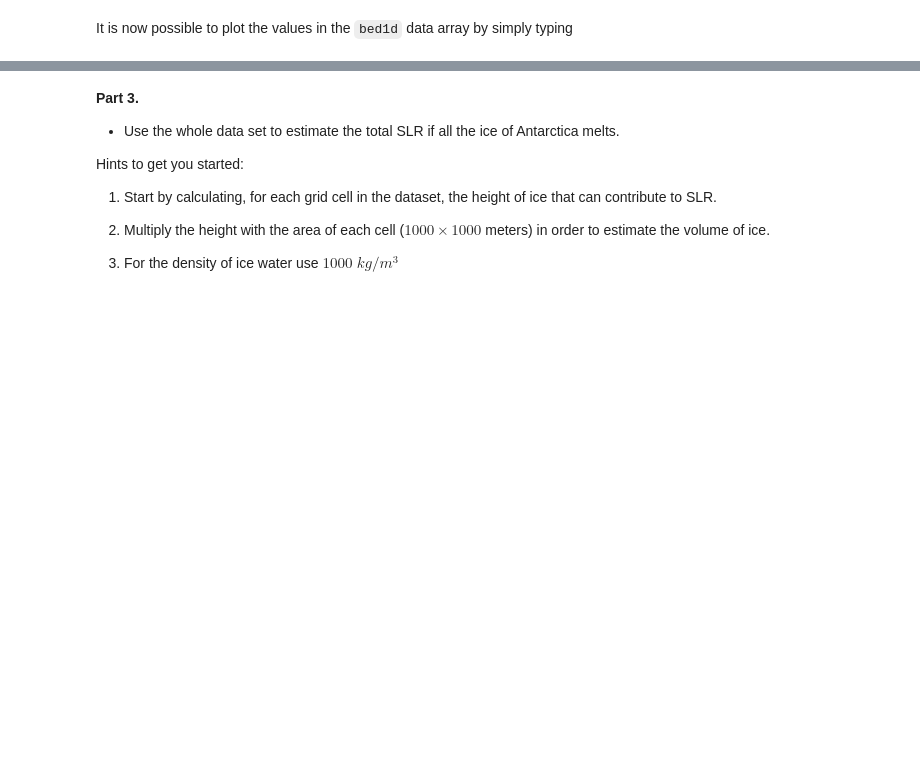
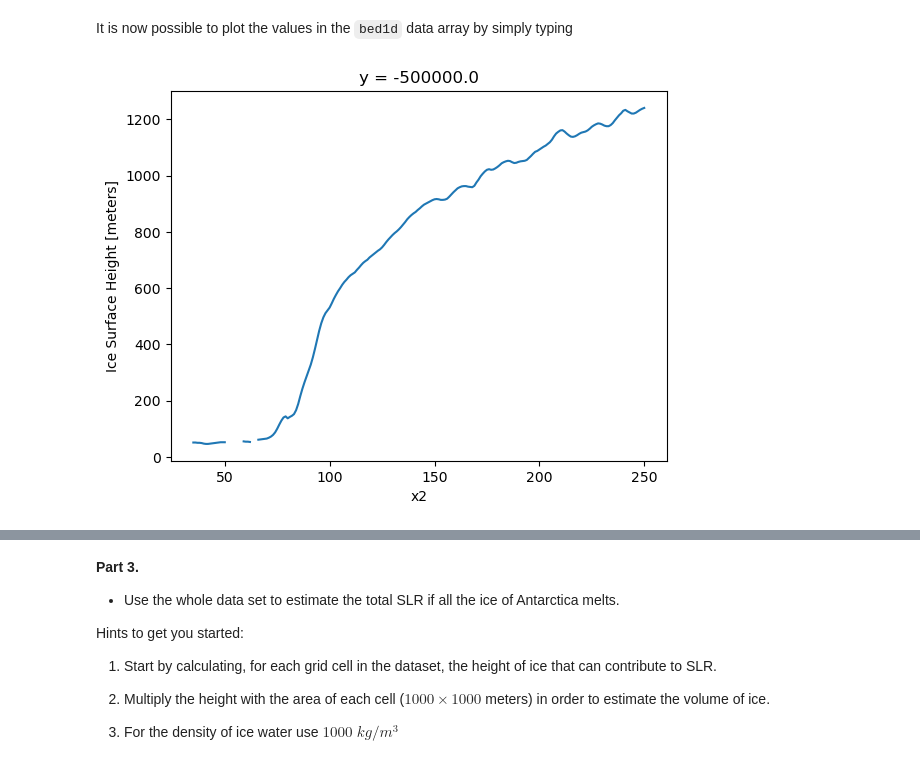
Before and after one commit to dladea/MOD500-Project-1, a Jupyter notebook: project1.ipynb, the cells around one changed output, grey strips where cells are left out. Drawn from its saved outputs; the diff is of its cells as text; code cells hidden in the pictures; blank space fills up the shorter version.

```diff
--- a/project1.ipynb
+++ b/project1.ipynb
@@ -772,7 +775,9 @@ bed1d = bed1d.assign_coords({"x2":((bed1d.x+1.6e6)/1e3)})
 It is now possible to plot the values in the `bed1d` data array by simply
 typing
 # %%
-bed1d.surface.plot(x='x2')
+surface_elevation_values = bed1d.surface.plot(x='x2')
+# %% [output]
+[figure, added]
 # %% [markdown]
 **A note concerning the xarray library.**
 
```
Also changed, not shown: parts of 6 cells of this notebook.
